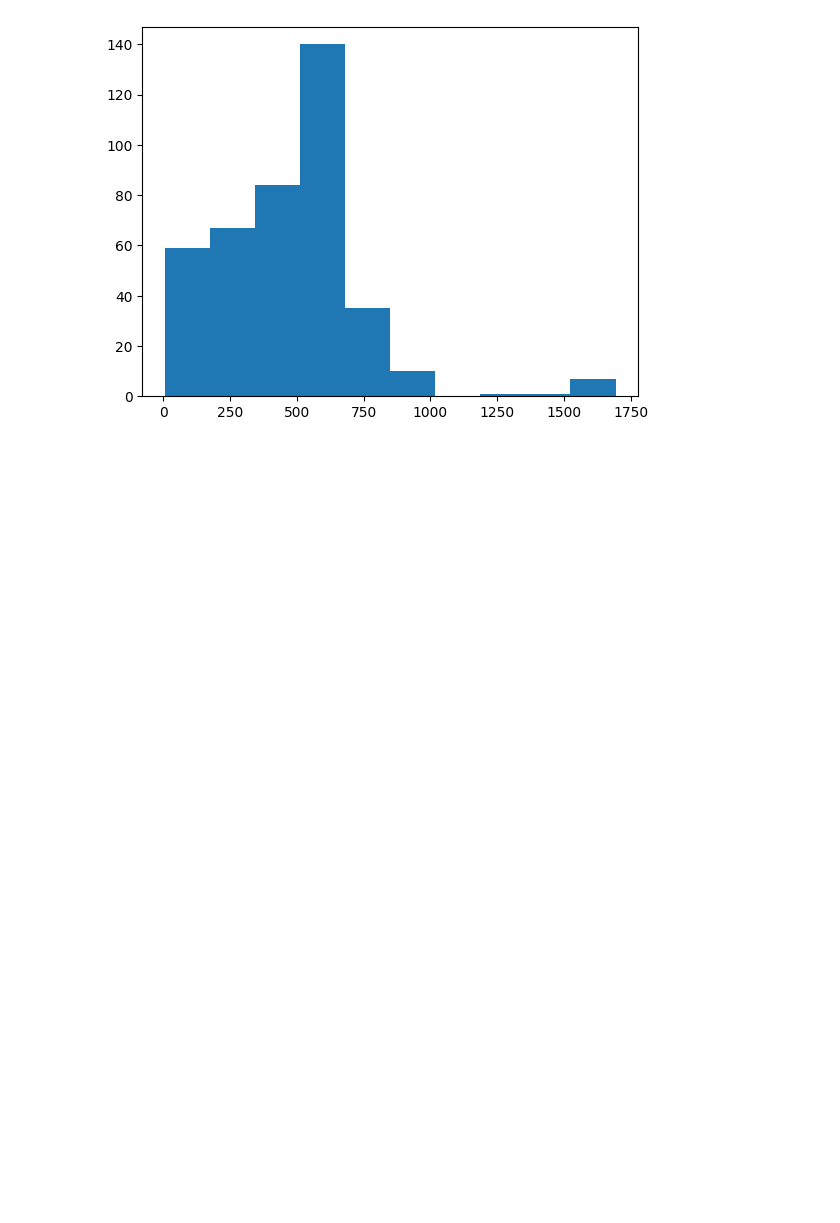
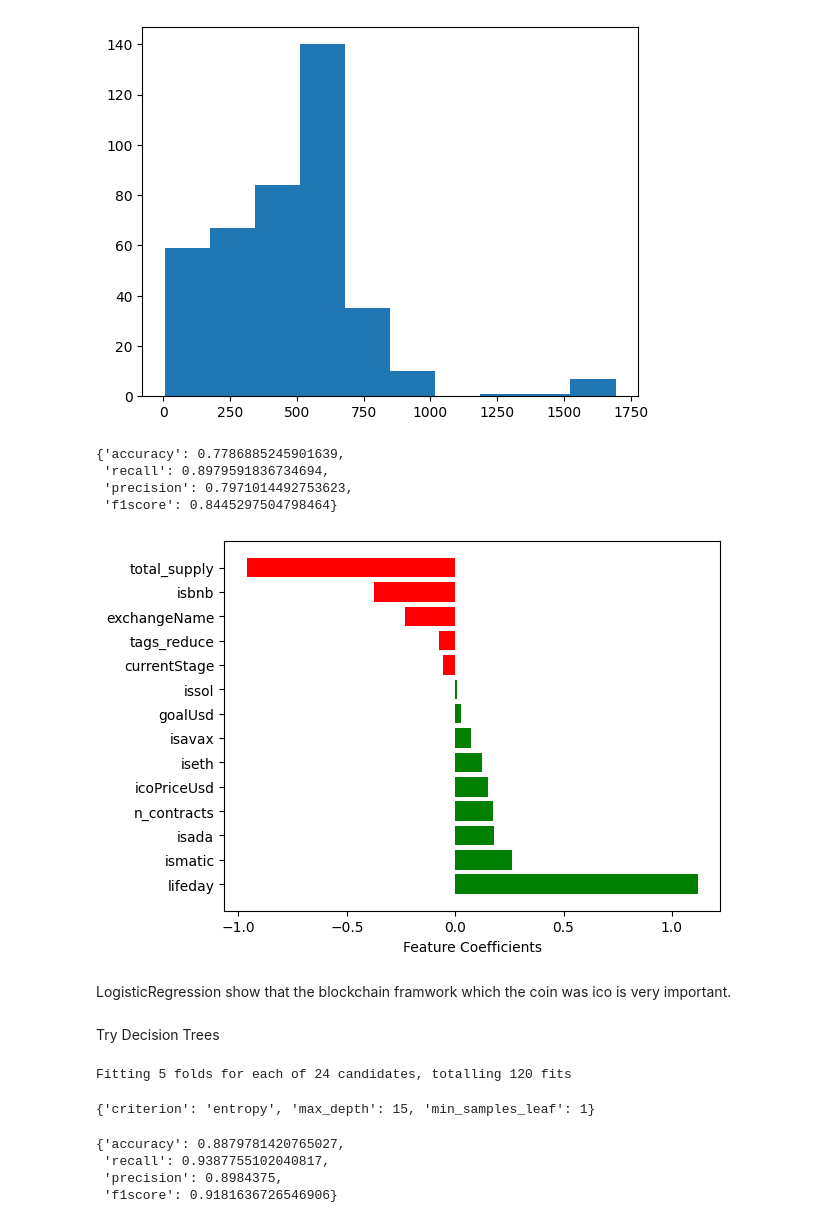
Before and after one commit to tycoi2005/202308_machine_learning_ibm_coursera, a Jupyter notebook: 003supervised-machine-learning-classification/w6.project.classify.ipynb, the cells around one changed output. Drawn from its saved outputs; the diff is of its cells as text; code cells hidden in the pictures; blank space fills up the shorter version.

```diff
--- a/003supervised-machine-learning-classification/w6.project.classify.ipynb
+++ b/003supervised-machine-learning-classification/w6.project.classify.ipynb
@@ -83,0 +155,62 @@ plt.hist(df_inactive.lifeday)
+# %%
+# Split the training and testing dataset
+X = df.loc[ : , df.columns != 'is_active']
+y = df['is_active']
+
+X_train, X_test, y_train, y_test = train_test_split(X, y, test_size=0.3, stratify=y, random_state = rs)
+# %%
+# Build a simple logistic regression model
+min_max_scaler = StandardScaler()
+X_test_minmax = min_max_scaler.fit_transform(X_test)
+X_train_minmax = min_max_scaler.fit_transform(X_train)
+
+model = LogisticRegression(random_state=rs, penalty='l1', solver='liblinear',
+                              max_iter = 1000)
+# Train the model
+model.fit(X_train_minmax, y_train)
+preds = model.predict(X_test_minmax)
+
+evaluate_metrics(y_test, preds)
+# %% [output]
+{'accuracy': 0.7786885245901639,
+ 'recall': 0.8979591836734694,
+ 'precision': 0.7971014492753623,
+ 'f1score': 0.8445297504798464}
+# %%
+coef_dict = get_feature_coefs(model)
+visualize_coefs(coef_dict)
+# %% [output]
+[figure, added]
+# %% [markdown]
+LogisticRegression show that the blockchain framwork which the coin was ico is very important.
+# %% [markdown]
+Try Decision Trees
+# %%
+params_grid = {
+    'criterion': ['gini', 'entropy'],
+    'max_depth': [5, 10, 15, 20],
+    'min_samples_leaf': [1, 2, 5]
+}
+
+model = DecisionTreeClassifier(random_state=rs)
+grid_search = GridSearchCV(estimator = model,
+                        param_grid = params_grid,
+                        scoring='f1',
+                        cv = 5, verbose = 1)
+grid_search.fit(X_train, y_train.values.ravel())
+best_params = grid_search.best_params_
+# %% [output]
+Fitting 5 folds for each of 24 candidates, totalling 120 fits
+# %%
+best_params
+# %% [output]
+{'criterion': 'entropy', 'max_depth': 15, 'min_samples_leaf': 1}
+# %%
+preds = grid_search.predict(X_test)
+
+evaluate_metrics(y_test, preds)
+# %% [output]
+{'accuracy': 0.8879781420765027,
+ 'recall': 0.9387755102040817,
+ 'precision': 0.8984375,
+ 'f1score': 0.9181636726546906}
```
Also changed, not shown: parts of 12 cells of this notebook, 1 other file.
